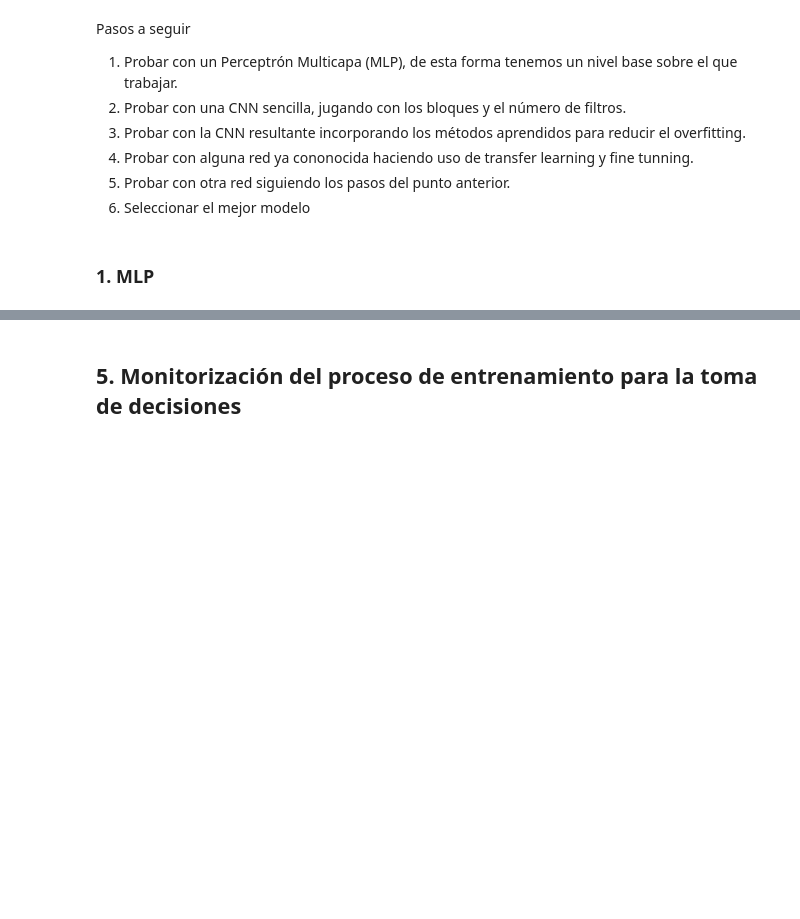
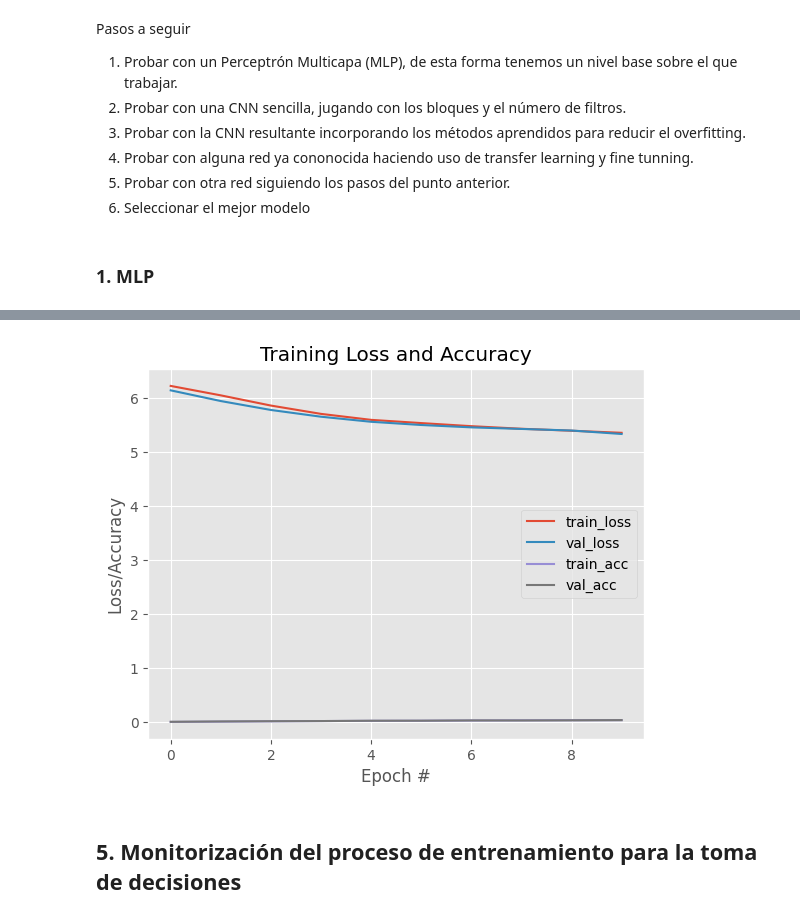
Before and after one commit to emichester/07MIAR_Redes_Neuronales_y_Deep_Learning, a Jupyter notebook: ProyectoDeProgramacion/07MIAR_Proyecto_Programacion.ipynb, the cells around one changed output, grey strips where cells are left out. Saved outputs shown, nothing was run; the diff lists cells and outputs as text; code cells hidden in the pictures; blank space fills up the shorter version.

```diff
--- a/ProyectoDeProgramacion/07MIAR_Proyecto_Programacion.ipynb
+++ b/ProyectoDeProgramacion/07MIAR_Proyecto_Programacion.ipynb
@@ -398,7 +430,10 @@ Analizando los puntos anteriores:
 # %%
 _target_size = (150,150)
 _target_image_size = (150,150,3)
+
 _num_classes = 525
+_batch_size = 128
+_epochs = 10
 # %%
 # birds_df = pd.read_csv(os.path.join(BASE_PATH,"my_dataset","birds.csv"), sep=",")
 birds_df = pd.read_csv(os.path.join(BASE_PATH,"my_dataset","repaired_birds.csv"), sep=",")
@@ -454,7 +491,7 @@ train_generator = datagen.flow_from_dataframe(
     x_col="abspath",
     y_col="labels",
     subset="training",
-    batch_size=32,
+    batch_size=_batch_size,
     seed=42,
     shuffle=False,
     class_mode="categorical",
@@ -466,7 +503,7 @@ valid_generator = datagen.flow_from_dataframe(
     x_col="abspath",
     y_col="labels",
     subset="validation",
-    batch_size=32,
+    batch_size=_batch_size,
     seed=42,
     shuffle=False,
     class_mode="categorical",
@@ -479,12 +516,16 @@ test_generator = datagen.flow_from_dataframe(
     directory=None,
     x_col="abspath",
     y_col=None,
-    batch_size=32,
+    batch_size=_batch_size,
     seed=42,
     shuffle=False,
     class_mode=None,
     target_size=_target_size
 )
+
+STEP_SIZE_TRAIN=train_generator.n//train_generator.batch_size
+STEP_SIZE_VALID=valid_generator.n//valid_generator.batch_size
+STEP_SIZE_TEST=test_generator.n//test_generator.batch_size
 # %% [output]
 Found 69808 validated image filenames belonging to 525 classes.
 Found 17452 validated image filenames belonging to 525 classes.
@@ -556,3 +606,12 @@ KeyboardInterrupt: ignored
+# %%
+# Learning curves
+visualize_learning_curve(H)
+
+# Evaluando el modelo de predicción con las imágenes de test
+# necesaria modificación de la función o generar x_test, y_test
+# evaluate_model(mlp, x_te, y_test)
+# %% [output]
+[figure, added]
 # %% [markdown]
 ## 5. Monitorización del proceso de entrenamiento para la toma de decisiones
 # %% [markdown]
```
Also changed, not shown: parts of 14 cells of this notebook.
